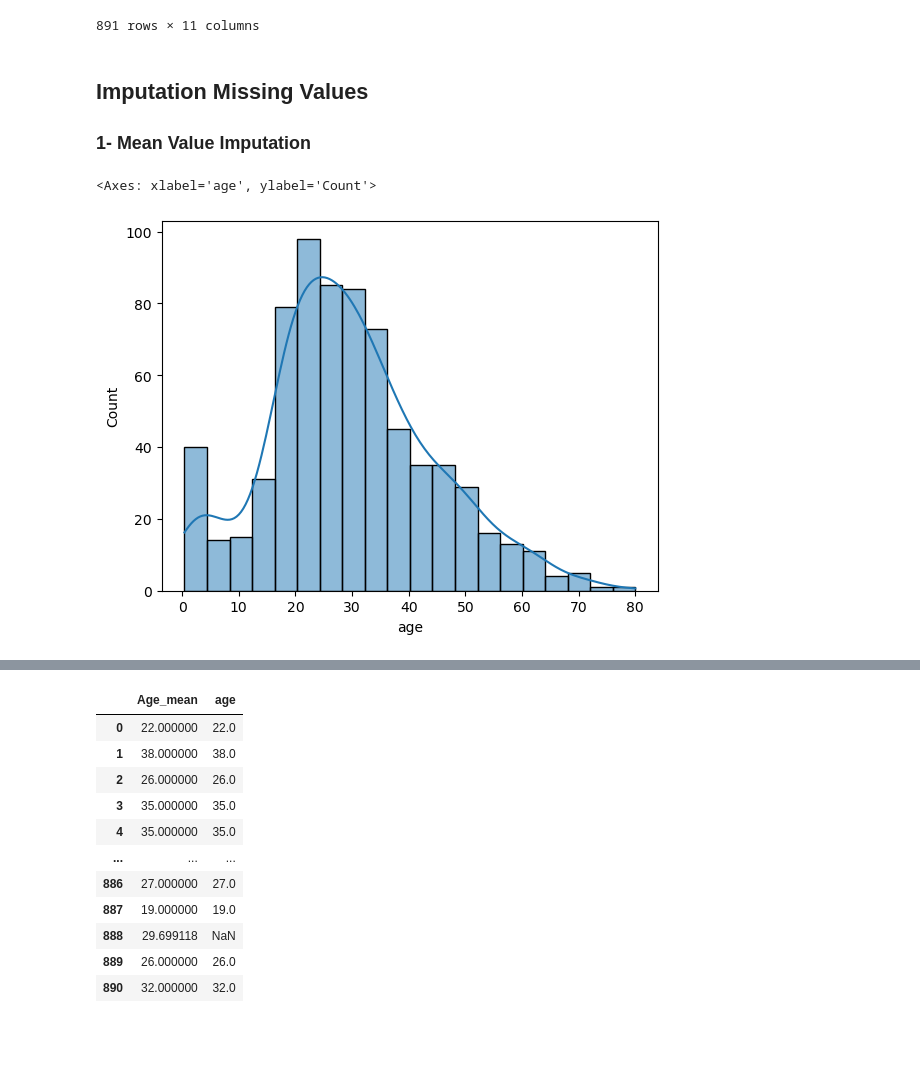
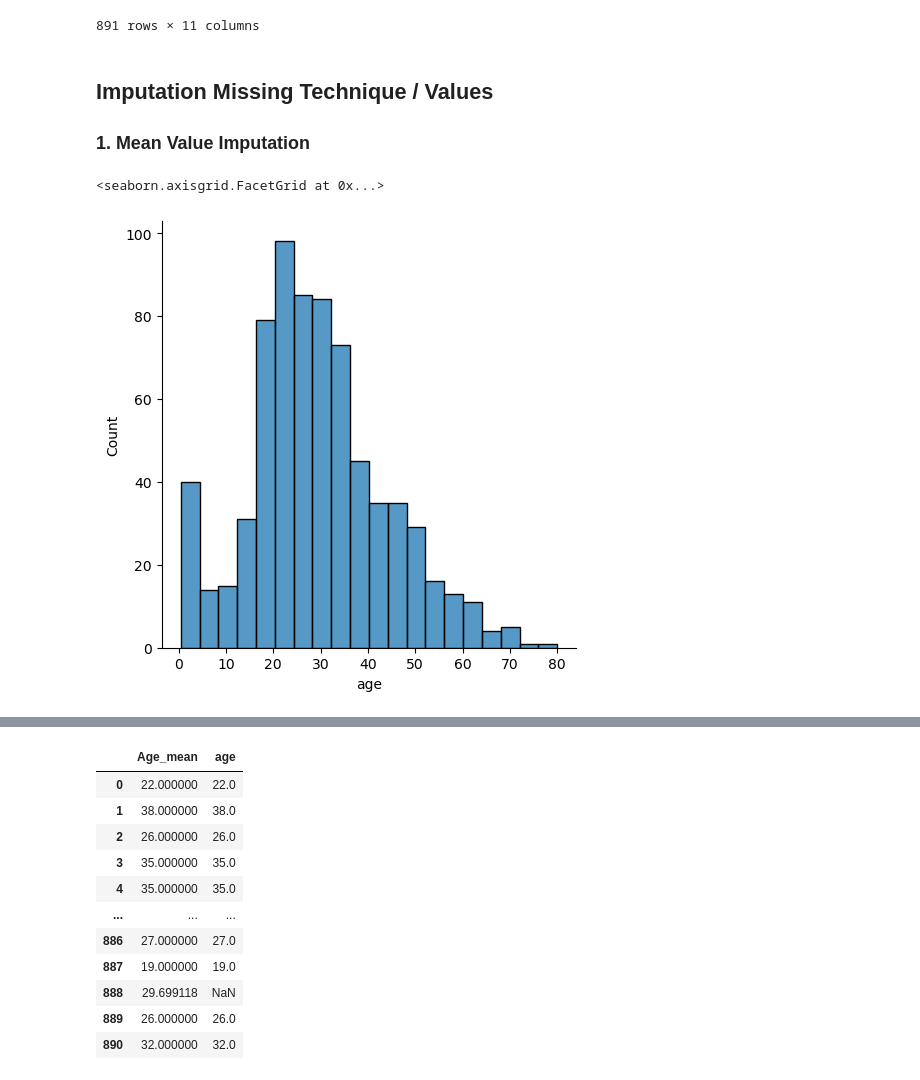
Before and after one commit to imbmali/Machine-Learning-Handbook, a Jupyter notebook: Unit 2 - Data Processing And Exploration/Feature Engineering/Handling_Missing_values_.ipynb, the cells around one changed output, grey strips where cells are left out. Cells and saved outputs as stored; diff of their text form; code cells hidden in the pictures; blank space fills up the shorter version.

```diff
--- a/Unit 2 - Data Processing And Exploration/Feature Engineering/Handling_Missing_values_.ipynb
+++ b/Unit 2 - Data Processing And Exploration/Feature Engineering/Handling_Missing_values_.ipynb
@@ -90,16 +134,10 @@ df.dropna(axis=1)
 | 890 | 0 | 3 | male | 0 | 0 | 7.7500 | Third | man | True | no | True |
 891 rows × 11 columns
 # %% [markdown]
-## Imputation Missing Values
-### 1- Mean Value Imputation
+## Imputation Missing Technique / Values
+### 1. Mean Value Imputation
-# %%
-sns.histplot(df['age'],kde=True)
-
-# kde = Kernel Density Estimation
-
-# What it means (in simple terms)
-
-# A KDE is a smooth curve that shows the probability distribution of your data.
-# %% [output]
-<Axes: xlabel='age', ylabel='Count'>
-[figure, removed]
+# %%
+sns.displot(df['age'])
+# %% [output]
+<seaborn.axisgrid.FacetGrid at 0x...>
+[figure, added]
```
Also changed, not shown: parts of 27 cells of this notebook, 5 other files.
